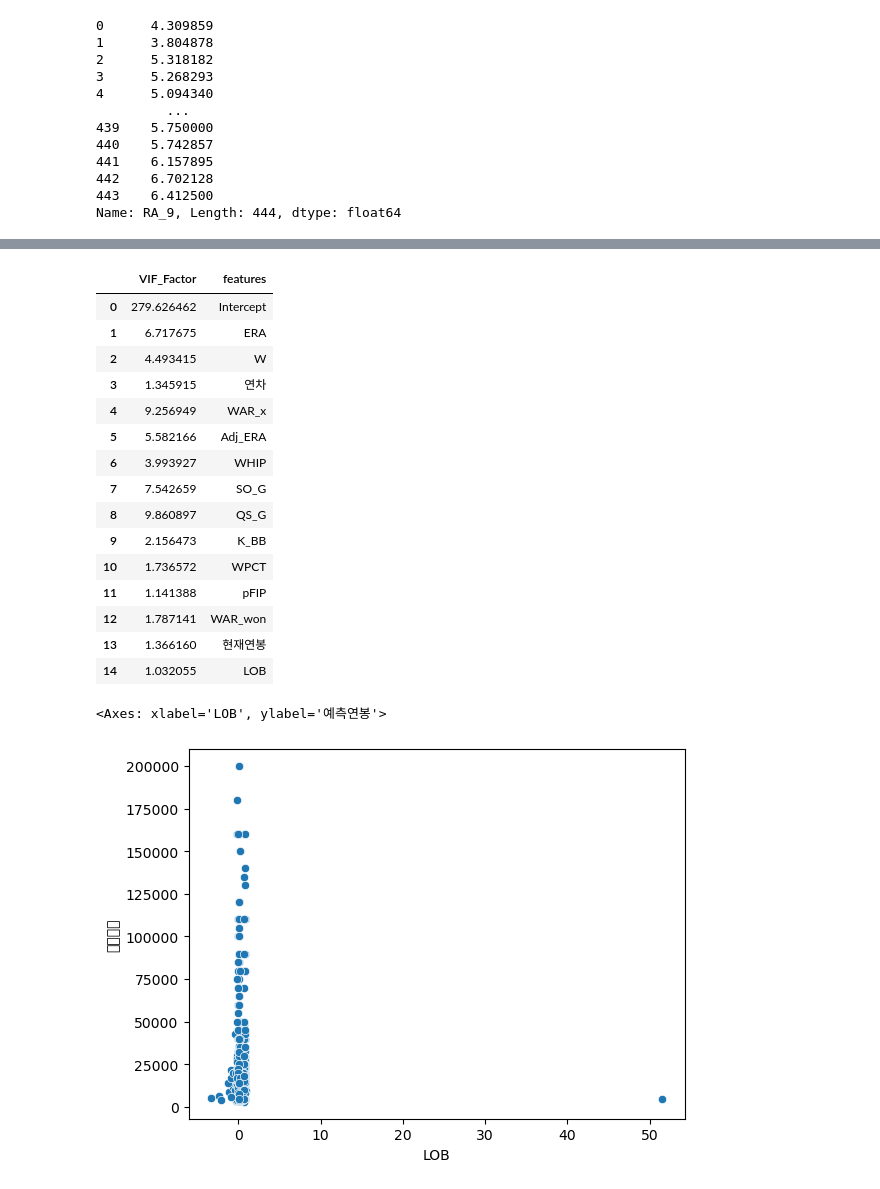
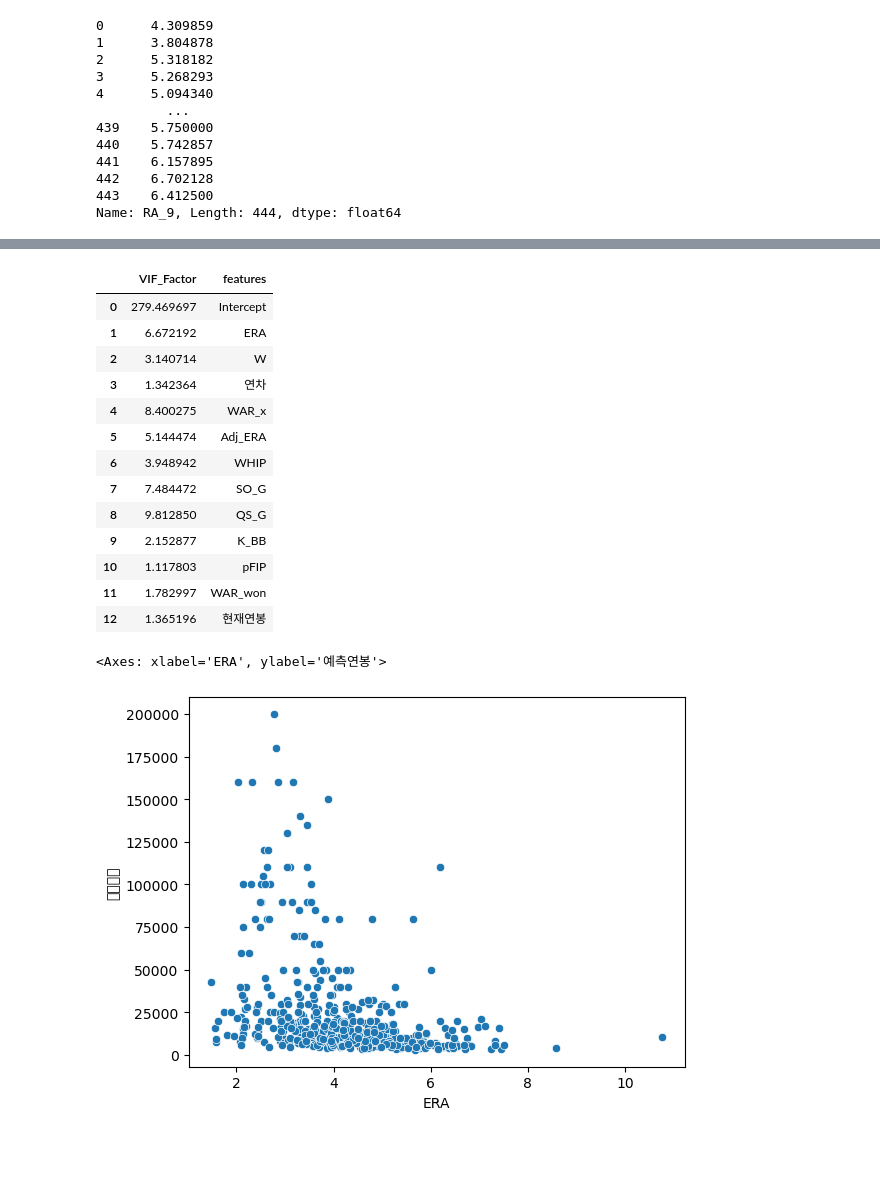
Before and after one commit to jayiuk/mid_project, a Jupyter notebook: model_test.ipynb, the cells around one changed output, grey strips where cells are left out. Drawn from its saved outputs; the diff is of its cells as text; code cells hidden in the pictures; blank space fills up the shorter version.

```diff
--- a/model_test.ipynb
+++ b/model_test.ipynb
@@ -24,8 +24,6 @@ stat
 | 442 | 17 | 송영진 | SSG | 5.70 | 17 | 3 | 3 | 0 | 0 | 0.500 | ... | ... |
 | 443 | 20 | 박종훈 | SSG | 6.19 | 18 | 2 | 6 | 0 | 0 | 0.250 | ... | ... |
 444 rows × 48 columns
-# %%
-stat['LOB'] = ((stat['H'] + stat['BB'] + stat['HBP'] - stat['R'])/(stat['H'] + stat['BB'] + stat['HBP'] - (1.4*stat['HR']))) * 100
 # %%
 stat.columns
 # %% [output]
@@ -121,30 +117,28 @@ Notes:
 strong multicollinearity or other numerical problems.
 # %%
-y, X = dmatrices('예측연봉 ~ ERA + W + 연차 + WAR_x + Adj_ERA + WHIP + SO_G + QS_G + K_BB + WPCT + pFIP + WAR_won + 현재연봉 + LOB', data = stat, return_type = 'dataframe')
+y, X = dmatrices('예측연봉 ~ ERA + W + 연차 + WAR_x + Adj_ERA + WHIP + SO_G + QS_G + K_BB + pFIP + WAR_won + 현재연봉', data = stat, return_type = 'dataframe')
 vif = pd.DataFrame()
 vif['VIF_Factor'] = [variance_inflation_factor(X.values, i) for i in range(X.shape[1])]
 vif["features"] = X.columns
 vif
 # %% [output]
 |  | VIF_Factor | features |
-| 0 | 279.626462 | Intercept |
-| 1 | 6.717675 | ERA |
-| 2 | 4.493415 | W |
-| 3 | 1.345915 | 연차 |
-| 4 | 9.256949 | WAR_x |
-| 5 | 5.582166 | Adj_ERA |
-| 6 | 3.993927 | WHIP |
-| 7 | 7.542659 | SO_G |
-| 8 | 9.860897 | QS_G |
-| 9 | 2.156473 | K_BB |
-| 10 | 1.736572 | WPCT |
-| 11 | 1.141388 | pFIP |
-| 12 | 1.787141 | WAR_won |
-| 13 | 1.366160 | 현재연봉 |
-| 14 | 1.032055 | LOB |
+| 0 | 279.469697 | Intercept |
+| 1 | 6.672192 | ERA |
+| 2 | 3.140714 | W |
+| 3 | 1.342364 | 연차 |
+| 4 | 8.400275 | WAR_x |
+| 5 | 5.144474 | Adj_ERA |
+| 6 | 3.948942 | WHIP |
+| 7 | 7.484472 | SO_G |
+| 8 | 9.812850 | QS_G |
+| 9 | 2.152877 | K_BB |
+| 10 | 1.117803 | pFIP |
+| 11 | 1.782997 | WAR_won |
+| 12 | 1.365196 | 현재연봉 |
 # %%
-sns.scatterplot(x = stat['LOB'], y = stat['예측연봉'])
+sns.scatterplot(x = stat['ERA'], y = stat['예측연봉'])
 # %% [output]
-<Axes: xlabel='LOB', ylabel='예측연봉'>
+<Axes: xlabel='ERA', ylabel='예측연봉'>
-[figure, old version]
+[figure, new version]
 # %%
```
Also changed, not shown: parts of 9 cells of this notebook, 2 other files.
